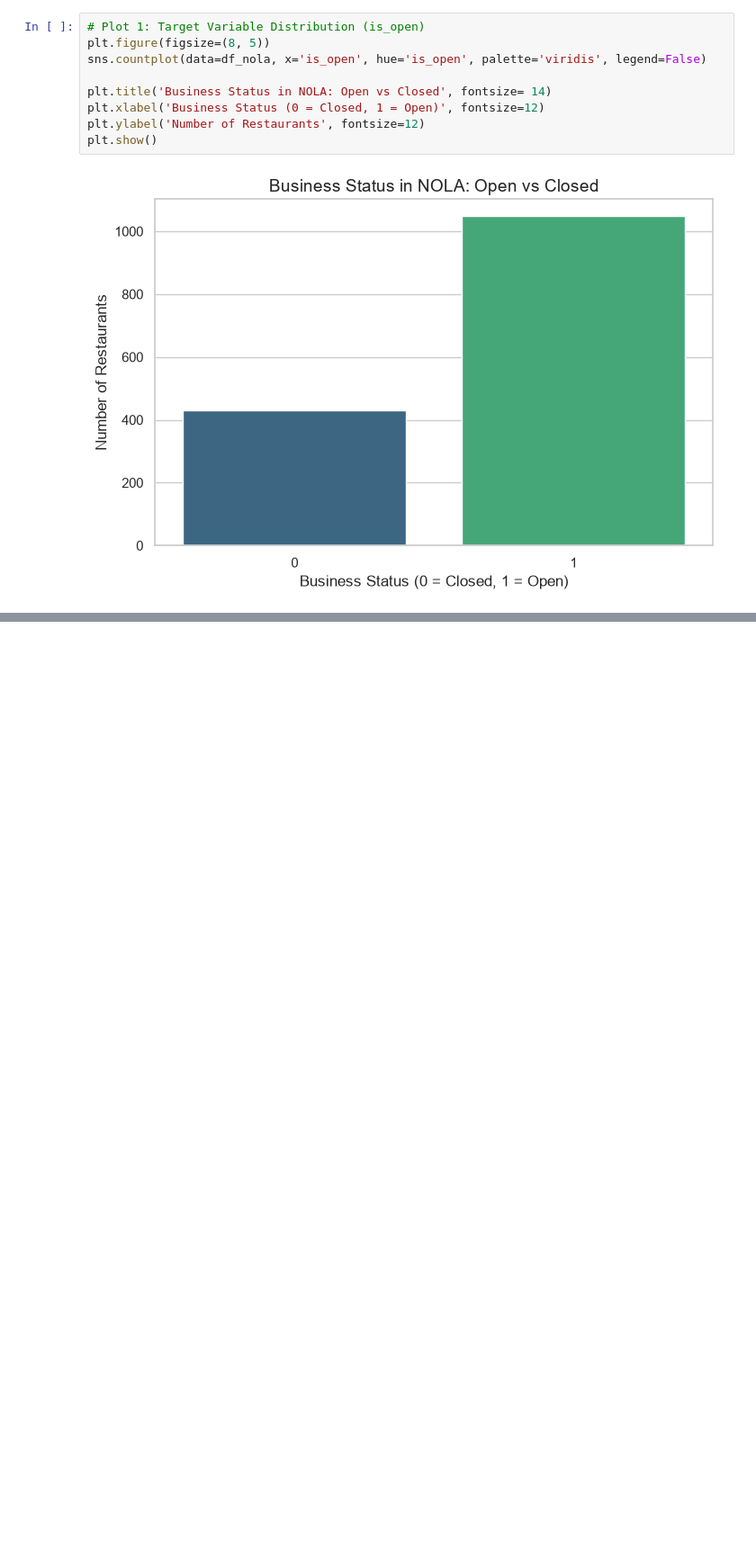
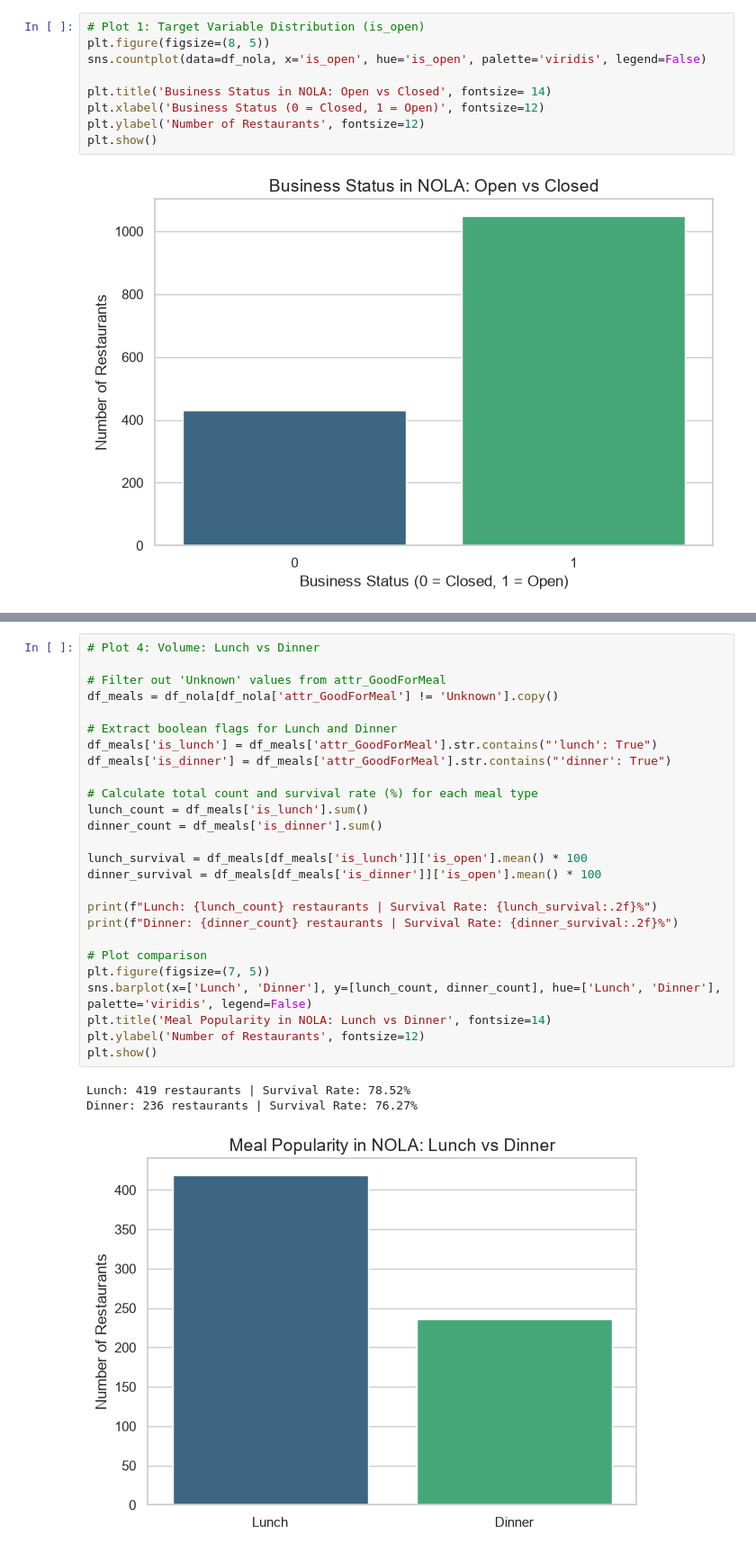
Before and after one commit to moisesoli/yelp-restaurant-analysis, a Jupyter notebook: notebooks/02_exploratory_data_analysis.ipynb, the cells around one changed output, grey strips where cells are left out. Shown at 90% size. Drawn from its saved outputs; the diff is of its cells as text; blank space fills up the shorter version.

```diff
--- a/notebooks/02_exploratory_data_analysis.ipynb
+++ b/notebooks/02_exploratory_data_analysis.ipynb
@@ -31,0 +101,30 @@ plt.show()
+# %%
+# Plot 4: Volume: Lunch vs Dinner
+
+# Filter out 'Unknown' values from attr_GoodForMeal
+df_meals = df_nola[df_nola['attr_GoodForMeal'] != 'Unknown'].copy()
+
+# Extract boolean flags for Lunch and Dinner
+df_meals['is_lunch'] = df_meals['attr_GoodForMeal'].str.contains("'lunch': True")
+df_meals['is_dinner'] = df_meals['attr_GoodForMeal'].str.contains("'dinner': True")
+
+# Calculate total count and survival rate (%) for each meal type
+lunch_count = df_meals['is_lunch'].sum()
+dinner_count = df_meals['is_dinner'].sum()
+
+lunch_survival = df_meals[df_meals['is_lunch']]['is_open'].mean() * 100
+dinner_survival = df_meals[df_meals['is_dinner']]['is_open'].mean() * 100
+
+print(f"Lunch: {lunch_count} restaurants | Survival Rate: {lunch_survival:.2f}%")
+print(f"Dinner: {dinner_count} restaurants | Survival Rate: {dinner_survival:.2f}%")
+
+# Plot comparison
+plt.figure(figsize=(7, 5))
+sns.barplot(x=['Lunch', 'Dinner'], y=[lunch_count, dinner_count], hue=['Lunch', 'Dinner'], palette='viridis', legend=False)
+plt.title('Meal Popularity in NOLA: Lunch vs Dinner', fontsize=14)
+plt.ylabel('Number of Restaurants', fontsize=12)
+plt.show()
+# %% [output]
+Lunch: 419 restaurants | Survival Rate: 78.52%
+Dinner: 236 restaurants | Survival Rate: 76.27%
+[figure, added]
```
Also changed, not shown: parts of 2 cells of this notebook, 1 other file.
